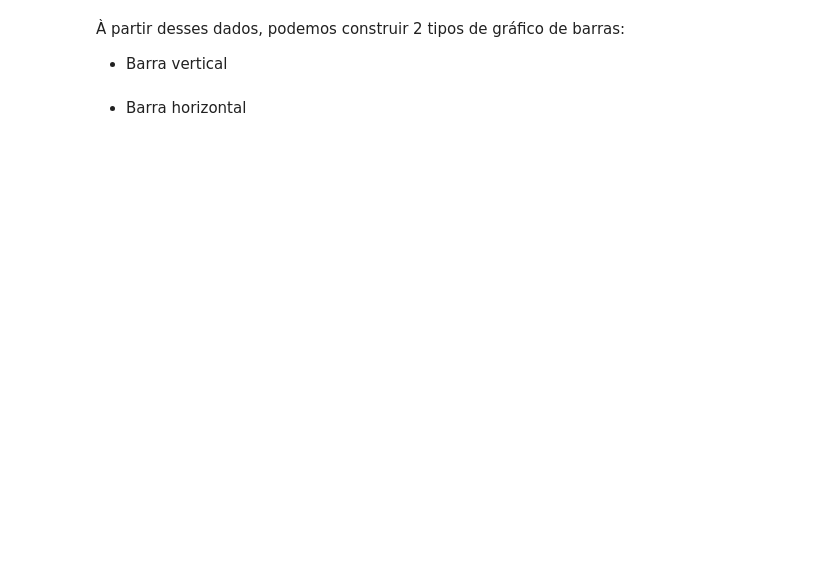
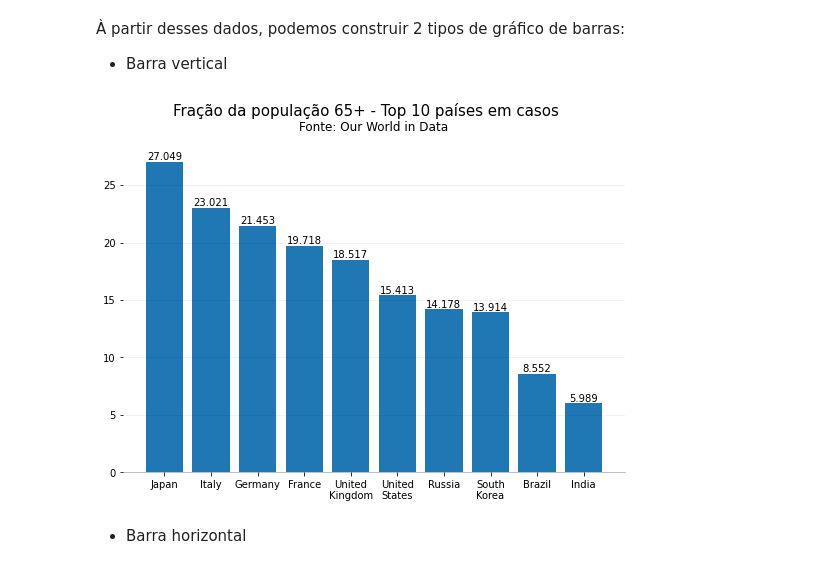
Before and after one commit to claudiolucinda/EAE1106, a Jupyter notebook: Aula12 e Aula13.ipynb, the cells around one changed output. Saved outputs shown, nothing was run; the diff lists cells and outputs as text; code cells hidden in the pictures; blank space fills up the shorter version.

```diff
--- a/Aula12 e Aula13.ipynb
+++ b/Aula12 e Aula13.ipynb
@@ -651,30 +721,33 @@ df_covid_top10.loc[7,'location'] = 'South\nKorea'
 # %%
 x = df_covid_top10['location']
 y = df_covid_top10['aged_65_older']
 
 height = 6
 fig, ax = plt.subplots(1,1, figsize=(1.50*height, height))
 
 # Séries a serem plotdas
-ax.bar(x,y,align='center',color='#1f77b4')
+p1 = ax.bar(x,y,align='center',color='#1f77b4')
 
 # Visibilidade das bordas
 ax.spines['top'].set_visible(False)
 ax.spines['right'].set_visible(False)
 ax.spines['left'].set_visible(False)
 ax.spines['bottom'].set_visible(True)
 ax.spines['bottom'].set_alpha(0.3)
 
 # Linhas de grid
 ax.grid(visible=True, which='major',axis='y', ls='-',lw=0.5,c='k',alpha=0.1)
+ax.bar_label(p1)
 
 # Título e fonte
 plt.suptitle('Fração da população 65+ - Top 10 países em casos',fontsize=15,fontweight='normal')
 plt.title('Fonte: Our World in Data',fontsize=12,fontweight='normal',pad=15)
 
 # Salvar a figura e mostrar o resultado
 plt.savefig('frac65plus_bar.png', bbox_inches='tight')
 plt.show()
+# %% [output]
+[figure, added]
 # %% [markdown]
 * Barra horizontal
 # %%
```
Also changed, not shown: parts of 10 cells of this notebook, 3 other files.
